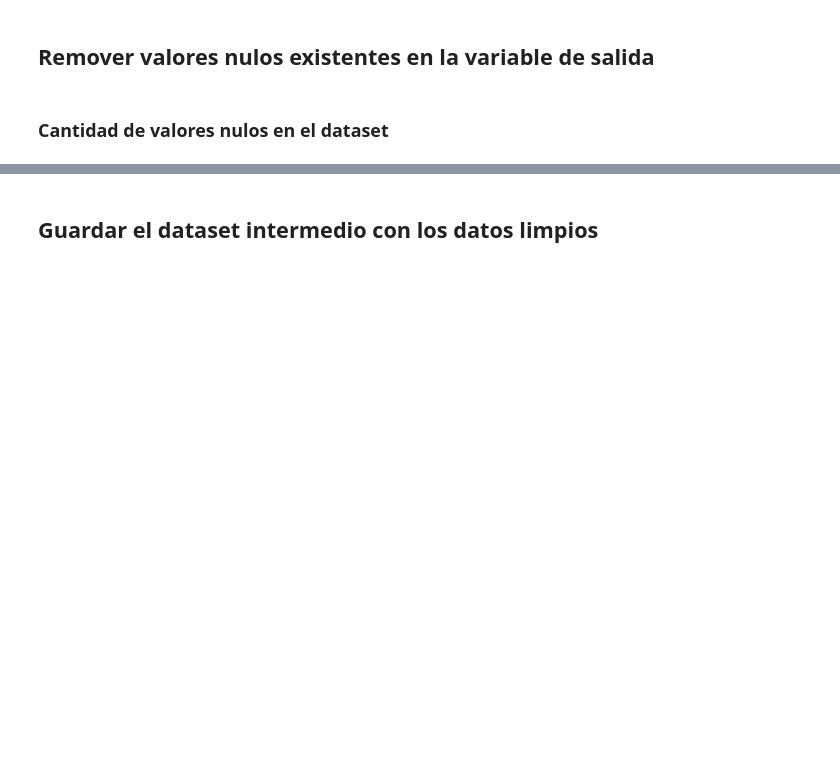
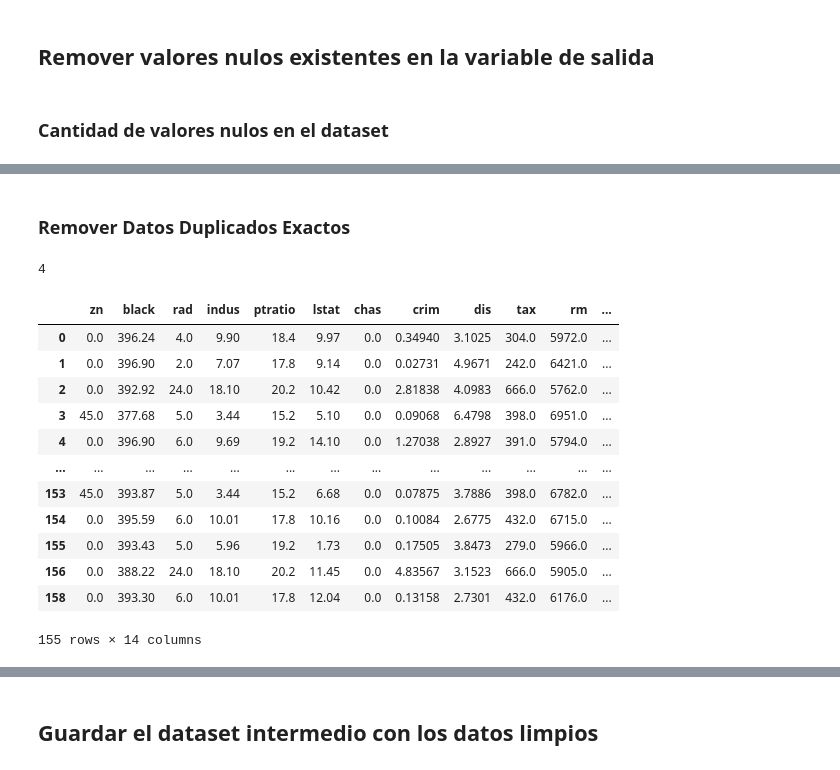
Before and after one commit to IAGuapacha/Boston_house_prices, a Jupyter notebook: notebooks/1-boston-house-prices-dataclean_process.ipynb, the cells around one changed output, grey strips where cells are left out. Cells and saved outputs as stored; diff of their text form; code cells hidden in the pictures; blank space fills up the shorter version.

```diff
--- a/notebooks/1-boston-house-prices-dataclean_process.ipynb
+++ b/notebooks/1-boston-house-prices-dataclean_process.ipynb
@@ -195,0 +236,2 @@ data_raw.replace(np.nan, '?', inplace = True)
+# %%
+data_raw.drop_duplicates(inplace=True)
@@ -214,4 +274,7 @@ El **Train set** se hace para seleccion de Modelos y el **Test-set** solamente p
 x = data_raw.drop('medv',axis=1)
 y = data_raw['medv']
 
-X_train, X_test, y_train, y_test = train_test_split(x, y, test_size=0.2,random_state = 123, stratify=y)
+x.info()
+y.info()
+
+X_train, X_test, y_train, y_test = train_test_split(x, y, test_size = 0.2, random_state = 123)
@@ -532,0 +916,2 @@ train['age'].isna().sum()
+# %%
+train['age'] = train['age'].astype('float64')
@@ -600,3 +1039,5 @@ train['rad'].isna().sum()
+# %%
+train['rad'] = train['rad'].astype('float64')
 # %% [markdown]
 ### Análisis variable TAX - ALTA CARDINALIDAD
 # %% [markdown]
@@ -738,0 +1266,22 @@ print(f"Total missing values in the dataset = {train.isna().sum().sum()}")
+# %% [markdown]
+### Remover Datos Duplicados Exactos
+# %%
+train.duplicated().sum()
+# %% [output]
+4
+# %%
+train.drop_duplicates()
+# %% [output]
+|  | zn | black | rad | indus | ptratio | lstat | chas | crim | dis | tax | rm | ... |
+| 0 | 0.0 | 396.24 | 4.0 | 9.90 | 18.4 | 9.97 | 0.0 | 0.34940 | 3.1025 | 304.0 | 5972.0 | ... |
+| 1 | 0.0 | 396.90 | 2.0 | 7.07 | 17.8 | 9.14 | 0.0 | 0.02731 | 4.9671 | 242.0 | 6421.0 | ... |
+| 2 | 0.0 | 392.92 | 24.0 | 18.10 | 20.2 | 10.42 | 0.0 | 2.81838 | 4.0983 | 666.0 | 5762.0 | ... |
+| 3 | 45.0 | 377.68 | 5.0 | 3.44 | 15.2 | 5.10 | 0.0 | 0.09068 | 6.4798 | 398.0 | 6951.0 | ... |
+| 4 | 0.0 | 396.90 | 6.0 | 9.69 | 19.2 | 14.10 | 0.0 | 1.27038 | 2.8927 | 391.0 | 5794.0 | ... |
+| ... | ... | ... | ... | ... | ... | ... | ... | ... | ... | ... | ... | ... |
+| 153 | 45.0 | 393.87 | 5.0 | 3.44 | 15.2 | 6.68 | 0.0 | 0.07875 | 3.7886 | 398.0 | 6782.0 | ... |
+| 154 | 0.0 | 395.59 | 6.0 | 10.01 | 17.8 | 10.16 | 0.0 | 0.10084 | 2.6775 | 432.0 | 6715.0 | ... |
+| 155 | 0.0 | 393.43 | 5.0 | 5.96 | 19.2 | 1.73 | 0.0 | 0.17505 | 3.8473 | 279.0 | 5966.0 | ... |
+| 156 | 0.0 | 388.22 | 24.0 | 18.10 | 20.2 | 11.45 | 0.0 | 4.83567 | 3.1523 | 666.0 | 5905.0 | ... |
+| 158 | 0.0 | 393.30 | 6.0 | 10.01 | 17.8 | 12.04 | 0.0 | 0.13158 | 2.7301 | 432.0 | 6176.0 | ... |
+155 rows × 14 columns
```
Also changed, not shown: parts of 110 cells of this notebook, 2 other files.
